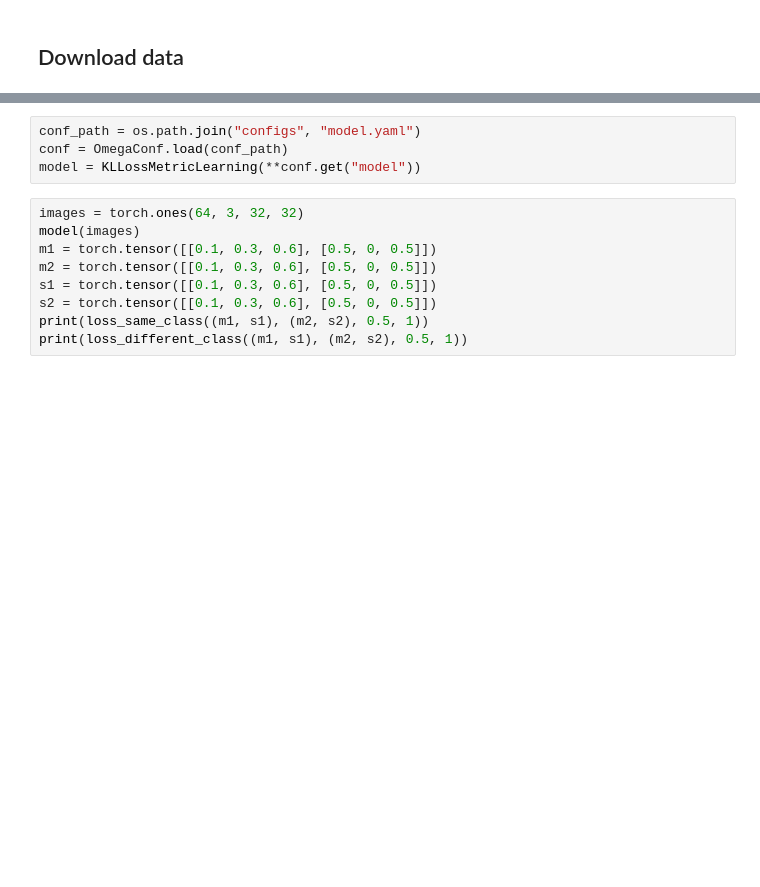
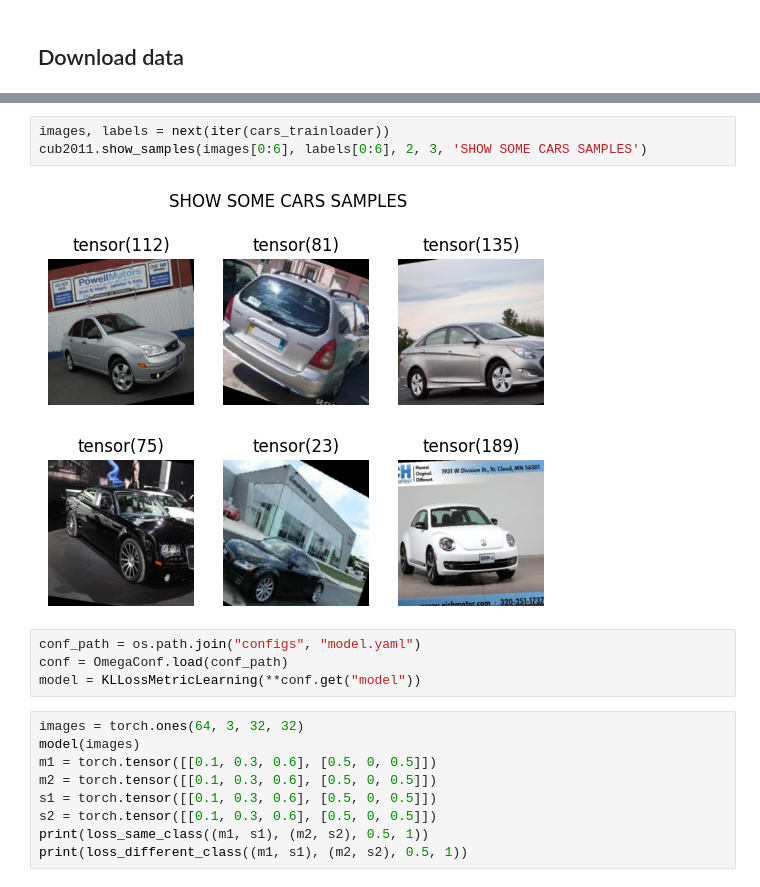
Before and after one commit to RichardStaszkiewicz/WUT-ZSSN-PROJECT-Metric-Learning-KL-Loss, a Jupyter notebook: main.ipynb, the cells around one changed output, grey strips where cells are left out. Saved outputs shown, nothing was run; the diff lists cells and outputs as text; blank space fills up the shorter version.

```diff
--- a/main.ipynb
+++ b/main.ipynb
@@ -40,3 +76,8 @@ cars_testloader = torch.utils.data.DataLoader(cars_testset, batch_size=512,
+# %%
+images, labels = next(iter(cars_trainloader))
+cub2011.show_samples(images[0:6], labels[0:6], 2, 3, 'SHOW SOME CARS SAMPLES')
+# %% [output]
+[figure, added]
 # %%
 conf_path = os.path.join("configs", "model.yaml")
 conf = OmegaConf.load(conf_path)
```
Also changed, not shown: parts of 10 cells of this notebook, 2 other files.
